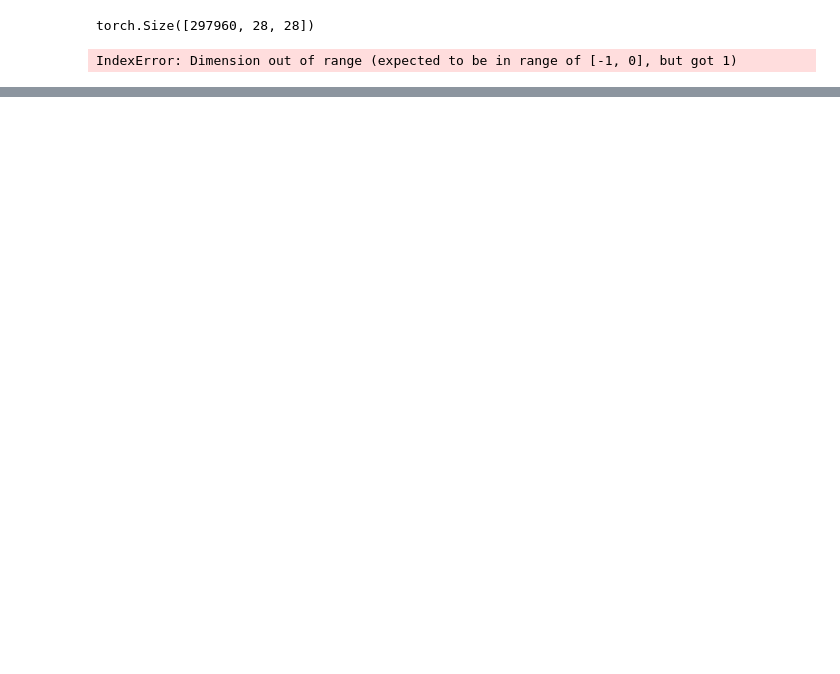
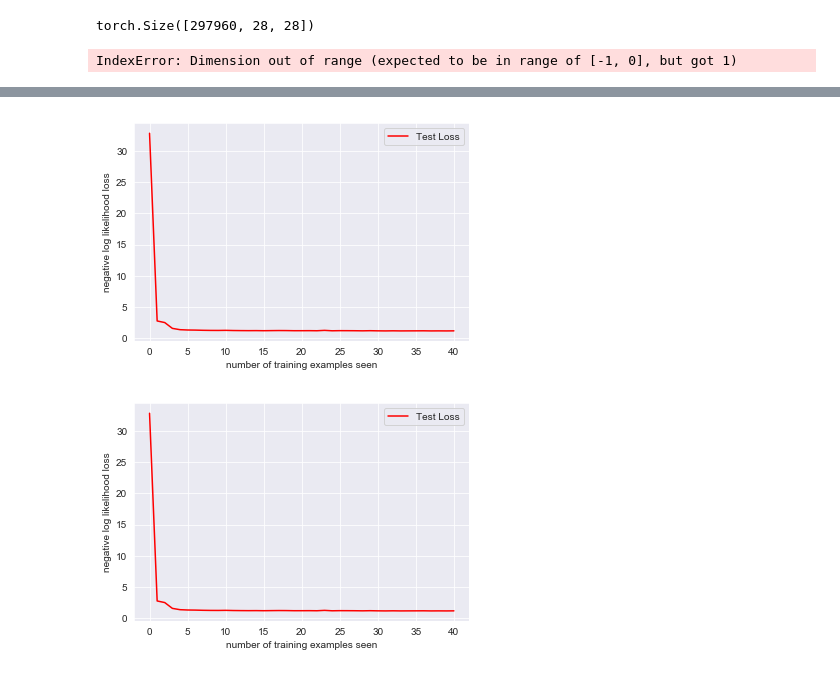
Before and after one commit to CornellDataScience/Reading-Handwriting, a Jupyter notebook: Reading_Handwriting.ipynb, the cells around one changed output, grey strips where cells are left out. Cells and saved outputs as stored; diff of their text form; code cells hidden in the pictures; blank space fills up the shorter version.

```diff
--- a/Reading_Handwriting.ipynb
+++ b/Reading_Handwriting.ipynb
@@ -289,0 +334,10 @@ for epoch in range(epochs):
+# %%
+fig = plt.figure()
+plt.plot(test_counter, test_losses, color='red')
+plt.legend(['Test Loss'], loc='upper right')
+plt.xlabel('number of training examples seen')
+plt.ylabel('negative log likelihood loss')
+fig
+# %% [output]
+[figure, added]
+[figure, added]
```
Also changed, not shown: parts of 22 cells of this notebook, 2 other files.
